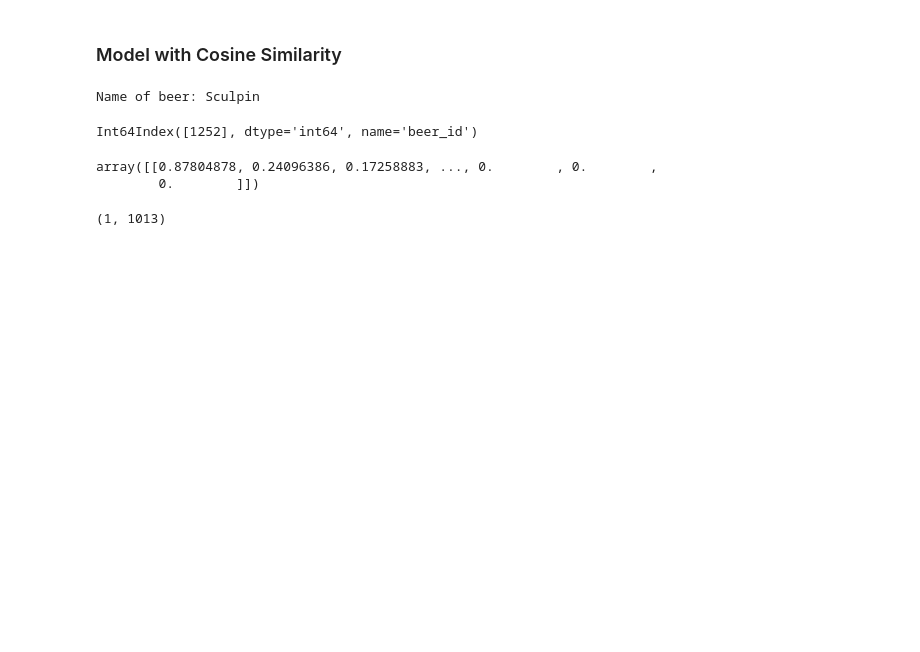
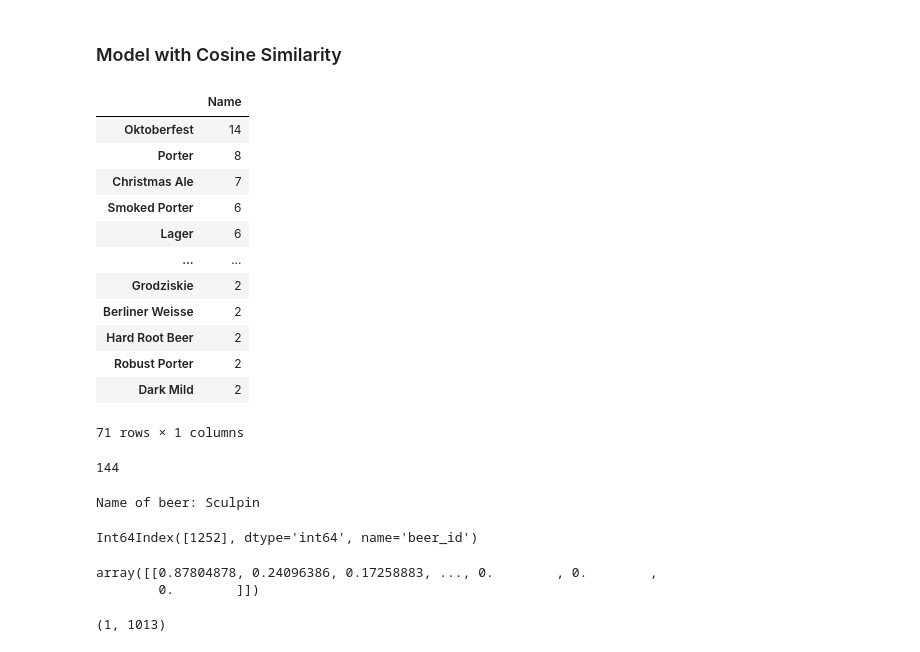
Before and after one commit to ashlidougherty/Beer-Recommender, a Jupyter notebook: ContentBasedRecs.ipynb, the cells around one changed output. Drawn from its saved outputs; the diff is of its cells as text; code cells hidden in the pictures; blank space fills up the shorter version.

```diff
--- a/ContentBasedRecs.ipynb
+++ b/ContentBasedRecs.ipynb
@@ -363,5 +365,28 @@ df_meta_data.head()
 # %% [markdown]
 ### Model with Cosine Similarity
+# %%
+names_df = pd.DataFrame(df_meta_data.Name.value_counts())
+# %%
+dupenames = names_df.loc[names_df['Name'] > 1]
+dupenames
+# %% [output]
+|  | Name |
+| Oktoberfest | 14 |
+| Porter | 8 |
+| Christmas Ale | 7 |
+| Smoked Porter | 6 |
+| Lager | 6 |
+| ... | ... |
+| Grodziskie | 2 |
+| Berliner Weisse | 2 |
+| Hard Root Beer | 2 |
+| Robust Porter | 2 |
+| Dark Mild | 2 |
+71 rows × 1 columns
+# %%
+df_meta_data.Name.duplicated().sum()
+# %% [output]
+144
 # %%
 # # Input for name of beer that returns the 'beer_id' index number for
 # # the beer to be used to call dataframe
```
Also changed, not shown: parts of 19 cells of this notebook, 3 other files.
